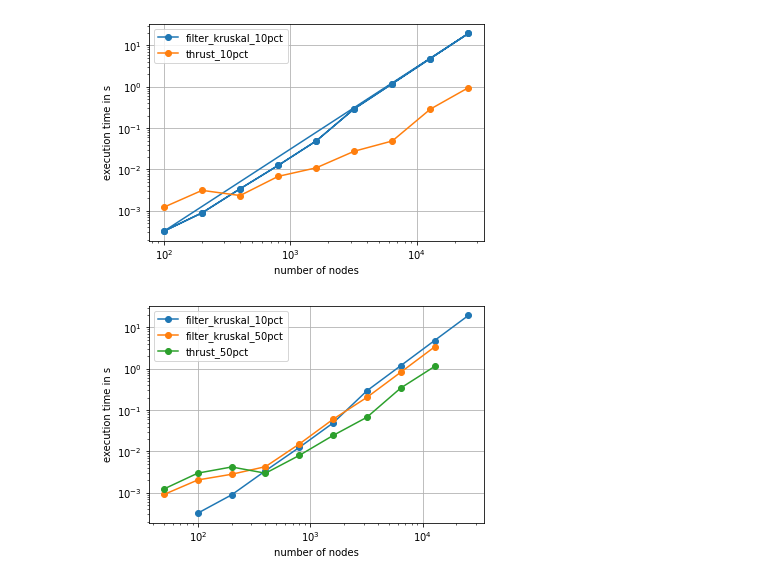
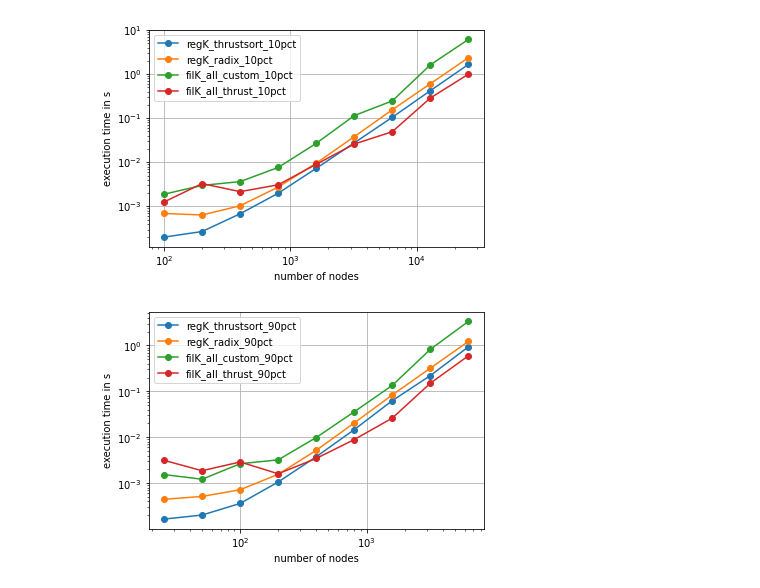
Before and after one commit to hitimr/GPU_ArchComp, a Jupyter notebook: Ex2/scripts/kruskal_benchmark.ipynb, the cells around one changed output. Cells and saved outputs as stored; diff of their text form; code cells hidden in the pictures.

```diff
--- a/Ex2/scripts/kruskal_benchmark.ipynb
+++ b/Ex2/scripts/kruskal_benchmark.ipynb
@@ -170,0 +181,2 @@ regular_kruskal_runs_d90 = get_run_list(n_nodes_list_d90, '90pct', 'filter_krusk
+# %%
+do_benchmark_runs(filK_all_custom_d10)
@@ -170,0 +217,2 @@ regular_kruskal_runs_d90 = get_run_list(n_nodes_list_d90, '90pct', 'filter_krusk
+# %%
+do_benchmark_runs(filK_all_thrust_d10)
@@ -170,0 +253,2 @@ regular_kruskal_runs_d90 = get_run_list(n_nodes_list_d90, '90pct', 'filter_krusk
+# %%
+do_benchmark_runs(regK_thrustsort_runs_d10)
@@ -174,0 +289,2 @@ do_benchmark_runs(regK_thrustsort_runs_d50)
+# %%
+do_benchmark_runs(regK_radix_runs_d10)
@@ -216,10 +393,10 @@ do_benchmark_runs(thrust_runs_d90)
 # %%
-plot_lines(regular_kruskal_runs_d10 + filter_kruskal_runs_d10 + thrust_runs_d10)
-plt.savefig(common.OUT_DIR / "lines1.png", dpi=200)
+plot_lines(regK_thrustsort_runs_d10 + regK_radix_runs_d10 + filK_all_custom_d10 + filK_all_thrust_d10)
+#plt.savefig(common.OUT_DIR / "all_four_d10.png", dpi=200)
 # %% [output]
-[figure, old version]
+[figure, new version]
 # %%
-plot_lines(regular_kruskal_runs_d50 + filter_kruskal_runs_d50 + thrust_runs_d50)
-plt.savefig(common.OUT_DIR / "lines1.png", dpi=200)
+plot_lines(regK_thrustsort_runs_d90 + regK_radix_runs_d90 + filK_all_custom_d90 + filK_all_thrust_d90)
+#plt.savefig(common.OUT_DIR / "all_four_d90.png", dpi=200)
 # %% [output]
-[figure, old version]
+[figure, new version]
```
Also changed, not shown: parts of 42 cells of this notebook.
